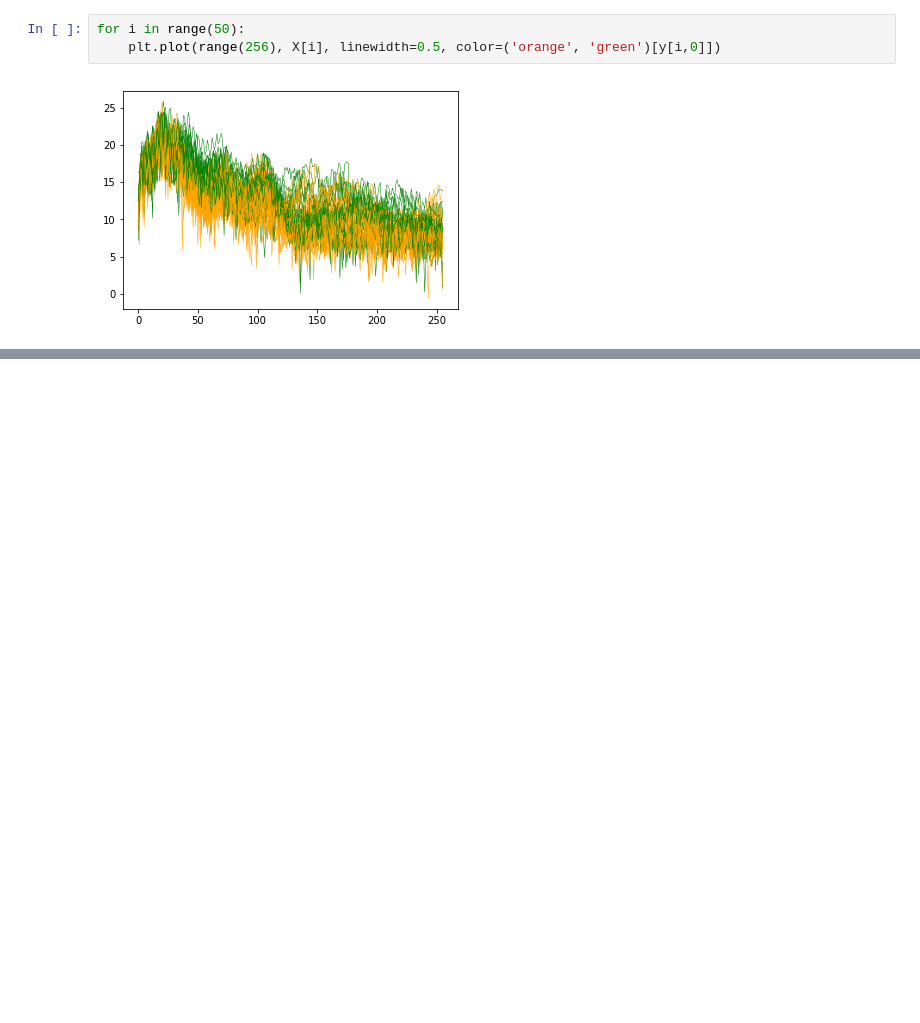
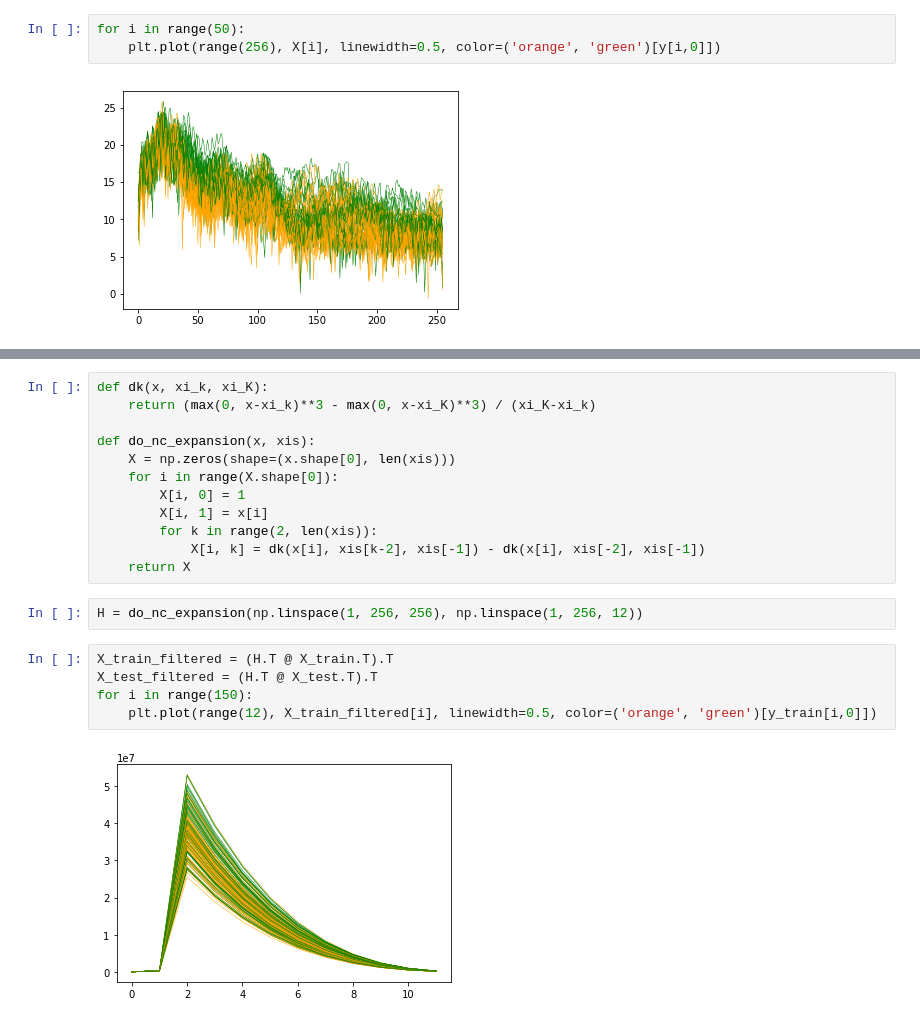
Before and after one commit to empathy87/The-Elements-of-Statistical-Learning-Python-Notebooks, a Jupyter notebook: examples/Phoneme Recognition.ipynb, the cells around one changed output, grey strips where cells are left out. Drawn from its saved outputs; the diff is of its cells as text; blank space fills up the shorter version.

```diff
--- a/examples/Phoneme Recognition.ipynb
+++ b/examples/Phoneme Recognition.ipynb
@@ -35,0 +47,21 @@ plt.plot(range(256), ls.params[1:], linewidth=0.5, color='black')
+# %%
+def dk(x, xi_k, xi_K):
+    return (max(0, x-xi_k)**3 - max(0, x-xi_K)**3) / (xi_K-xi_k)
+
+def do_nc_expansion(x, xis):
+    X = np.zeros(shape=(x.shape[0], len(xis)))
+    for i in range(X.shape[0]):
+        X[i, 0] = 1
+        X[i, 1] = x[i]
+        for k in range(2, len(xis)):
+            X[i, k] = dk(x[i], xis[k-2], xis[-1]) - dk(x[i], xis[-2], xis[-1])
+    return X
+# %%
+H = do_nc_expansion(np.linspace(1, 256, 256), np.linspace(1, 256, 12))
+# %%
+X_train_filtered = (H.T @ X_train.T).T
+X_test_filtered = (H.T @ X_test.T).T
+for i in range(150):
+    plt.plot(range(12), X_train_filtered[i], linewidth=0.5, color=('orange', 'green')[y_train[i,0]])
+# %% [output]
+[figure, added]
```
Also changed, not shown: parts of 8 cells of this notebook.
